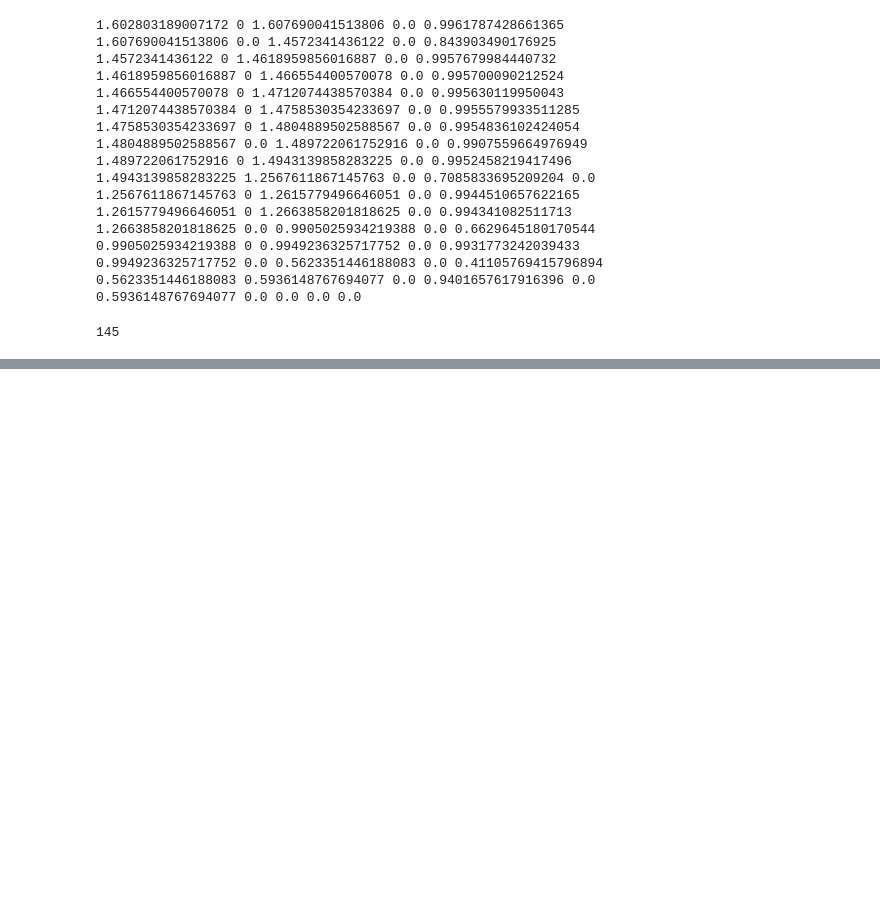
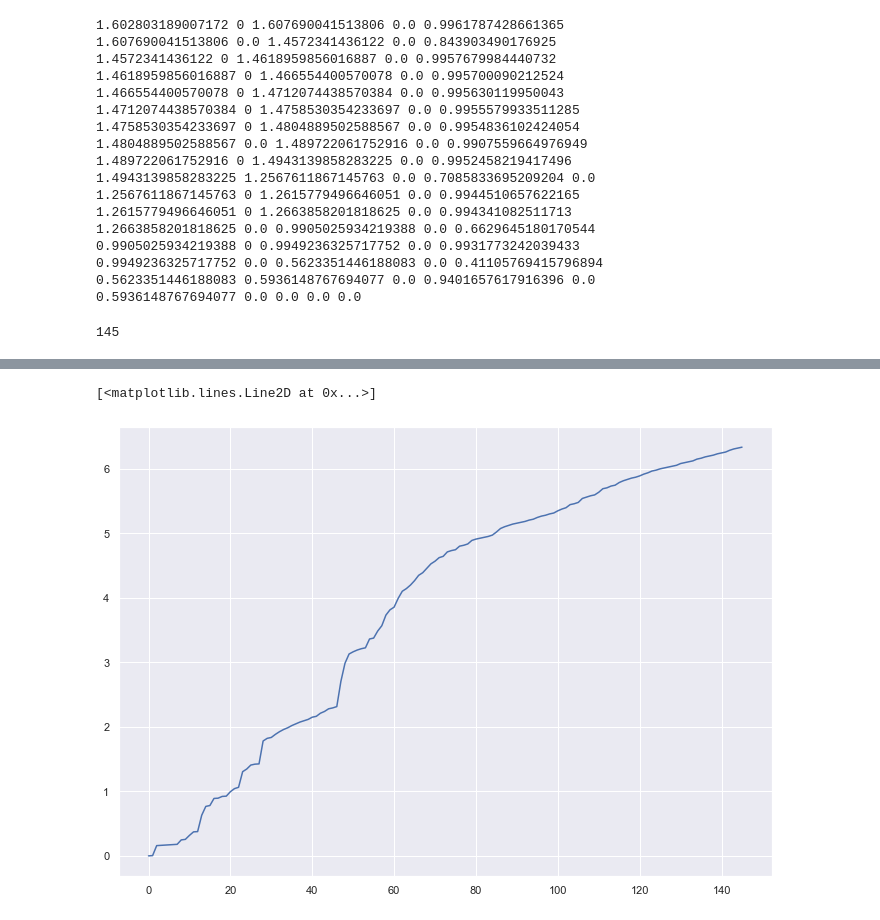
Before and after one commit to OrionChocoPie/gene-expression, a Jupyter notebook: python/dendrogramm.ipynb, the cells around one changed output, grey strips where cells are left out. Cells and saved outputs as stored; diff of their text form; code cells hidden in the pictures; blank space fills up the shorter version.

```diff
--- a/python/dendrogramm.ipynb
+++ b/python/dendrogramm.ipynb
@@ -152,0 +227,9 @@ plt.plot(a, b)
+# %%
+cum = [0]
+for i, node in enumerate(sorted_a):
+    cum.append(cum[-1] + node.count / data.shape[0] * ig_list[i])
+# %%
+plt.plot(cum)
+# %% [output]
+[<matplotlib.lines.Line2D at 0x...>]
+[figure, added]
```
Also changed, not shown: parts of 13 cells of this notebook, 2 other files.
